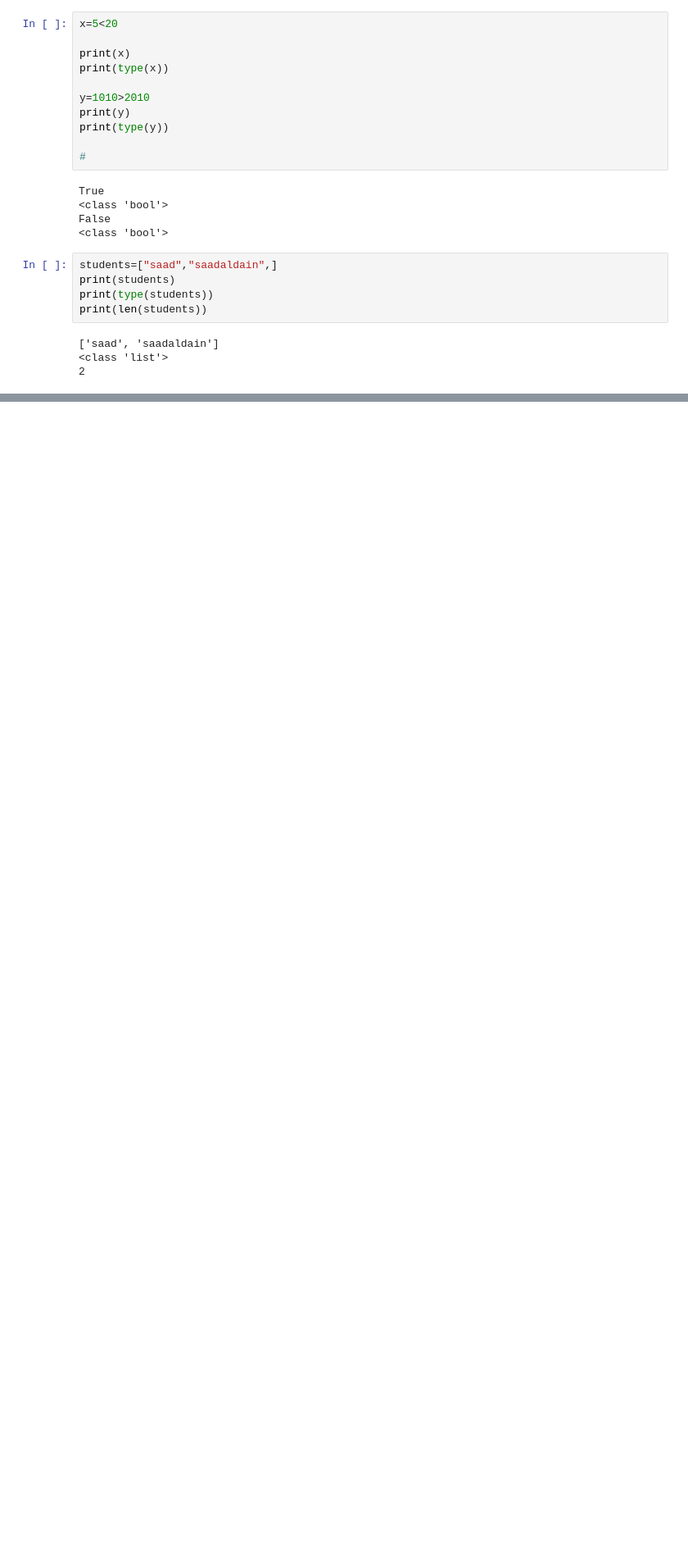
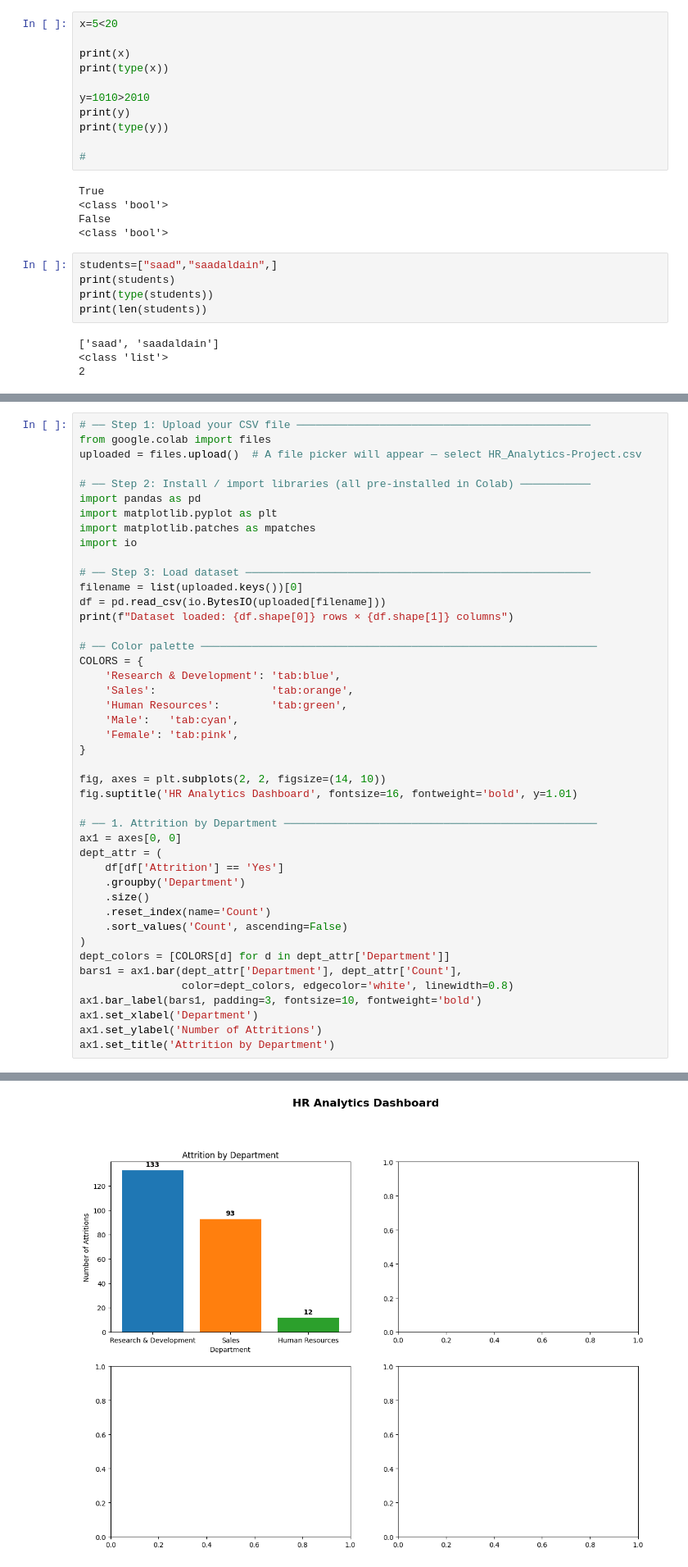
Before and after one commit to saqqad00-pixel/python-learning-journey, a Jupyter notebook: Copy_of_saadaldain202510133.ipynb, the cells around one changed output, grey strips where cells are left out. Shown at 82% size. Saved outputs shown, nothing was run; the diff lists cells and outputs as text; blank space fills up the shorter version.

Commit message:
Created using Colab lec5

```diff
--- a/Copy_of_saadaldain202510133.ipynb
+++ b/Copy_of_saadaldain202510133.ipynb
@@ -116,0 +149,45 @@ print(len(students))
+# %%
+# ── Step 1: Upload your CSV file ──────────────────────────────────────────────
+from google.colab import files
+uploaded = files.upload()  # A file picker will appear — select HR_Analytics-Project.csv
+
+# ── Step 2: Install / import libraries (all pre-installed in Colab) ───────────
+import pandas as pd
+import matplotlib.pyplot as plt
+import matplotlib.patches as mpatches
+import io
+
+# ── Step 3: Load dataset ──────────────────────────────────────────────────────
+filename = list(uploaded.keys())[0]
+df = pd.read_csv(io.BytesIO(uploaded[filename]))
+print(f"Dataset loaded: {df.shape[0]} rows × {df.shape[1]} columns")
+
+# ── Color palette ──────────────────────────────────────────────────────────────
+COLORS = {
+    'Research & Development': 'tab:blue',
+    'Sales':                  'tab:orange',
+    'Human Resources':        'tab:green',
+    'Male':   'tab:cyan',
+    'Female': 'tab:pink',
+}
+
+fig, axes = plt.subplots(2, 2, figsize=(14, 10))
+fig.suptitle('HR Analytics Dashboard', fontsize=16, fontweight='bold', y=1.01)
+
+# ── 1. Attrition by Department ─────────────────────────────────────────────────
+ax1 = axes[0, 0]
+dept_attr = (
+    df[df['Attrition'] == 'Yes']
+    .groupby('Department')
+    .size()
+    .reset_index(name='Count')
+    .sort_values('Count', ascending=False)
+)
+dept_colors = [COLORS[d] for d in dept_attr['Department']]
+bars1 = ax1.bar(dept_attr['Department'], dept_attr['Count'],
+                color=dept_colors, edgecolor='white', linewidth=0.8)
+ax1.bar_label(bars1, padding=3, fontsize=10, fontweight='bold')
+ax1.set_xlabel('Department')
+ax1.set_ylabel('Number of Attritions')
+ax1.set_title('Attrition by Department')
+# %% [output]
@@ -116,0 +198 @@ print(len(students))
+[figure, added]
```
Also changed, not shown: parts of 5 cells of this notebook.
